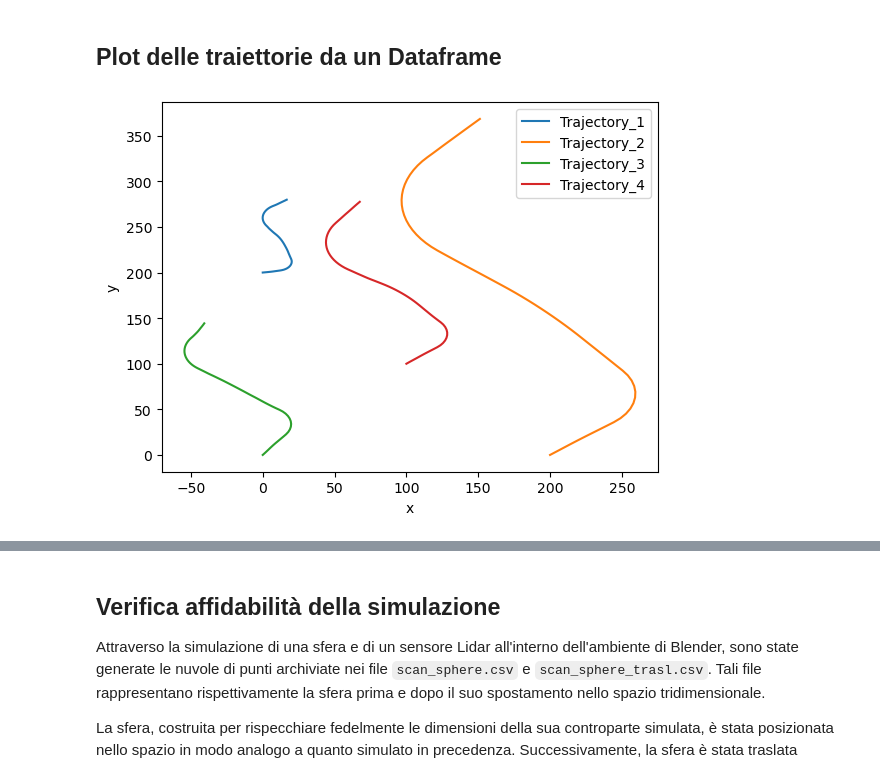
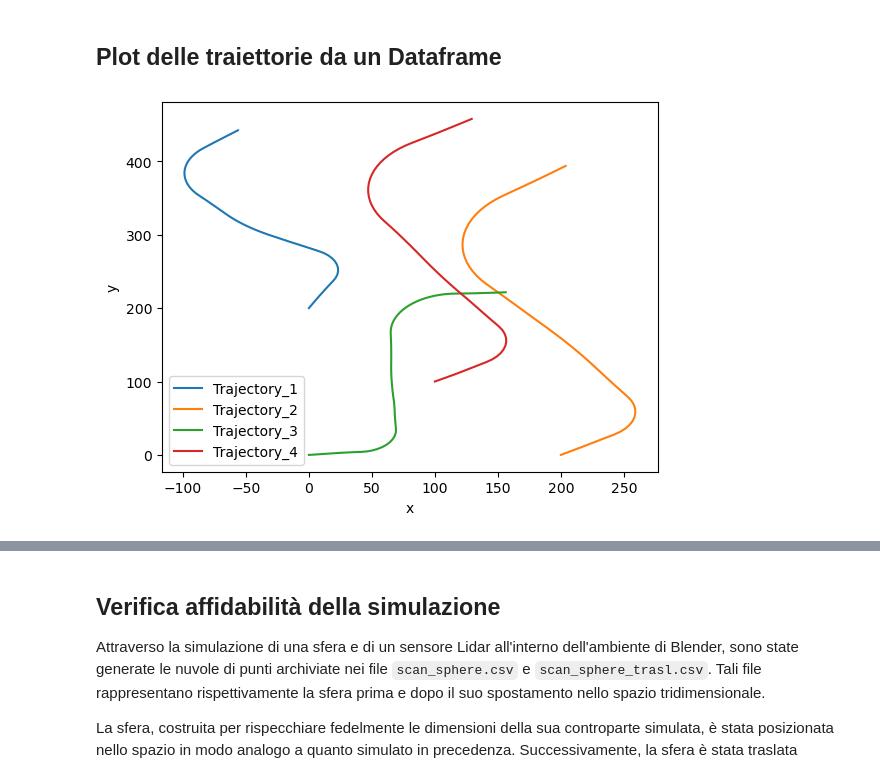
Before and after one commit to mazzaronecristian/blensor_lidar_simulation, a Jupyter notebook: plot_blensor_data.ipynb, the cells around one changed output, grey strips where cells are left out. Cells and saved outputs as stored; diff of their text form; code cells hidden in the pictures.

```diff
--- a/plot_blensor_data.ipynb
+++ b/plot_blensor_data.ipynb
@@ -74,16 +74,16 @@ def build_sphere(radius=5, position=(0, 0, 0), traslation=(0, 0, 0)):
 # %%
 
 # * leggi i dati dal file csv e salva tutte le labels di riconoscimenti delle traiettorie in un array
-vehicle_loc_rot = pd.read_csv("vehicle_keyframes.csv")
+vehicle_loc_rot = pd.read_csv("vehicle_trajectories.csv")
 labels = vehicle_loc_rot["label"].unique()
 
 # * test plot_all_trajectories per plottare tutte le traiettorie
 trajectories = {}
 for label in labels:
     trajectory = vehicle_loc_rot[vehicle_loc_rot["label"] == label].reset_index(
         drop=True
     )
     trajectories[label] = trajectory
 plot_all_trajectories(trajectories)
 # %% [output]
-[figure, old version]
+[figure, new version]
```
Also changed, not shown: parts of 2 cells of this notebook, 3 other files.
